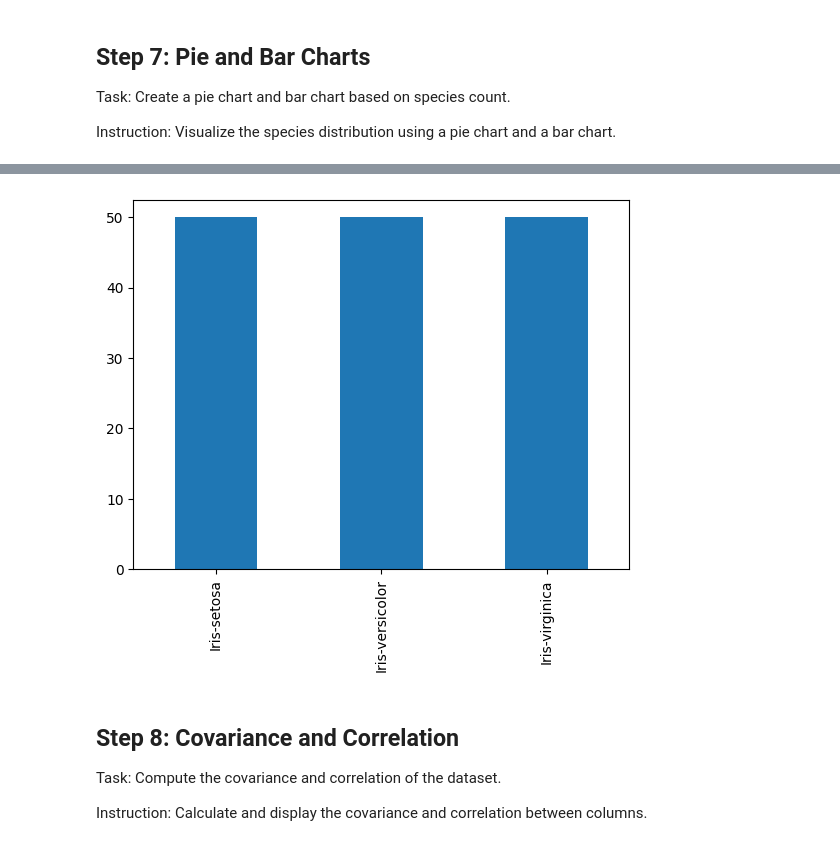
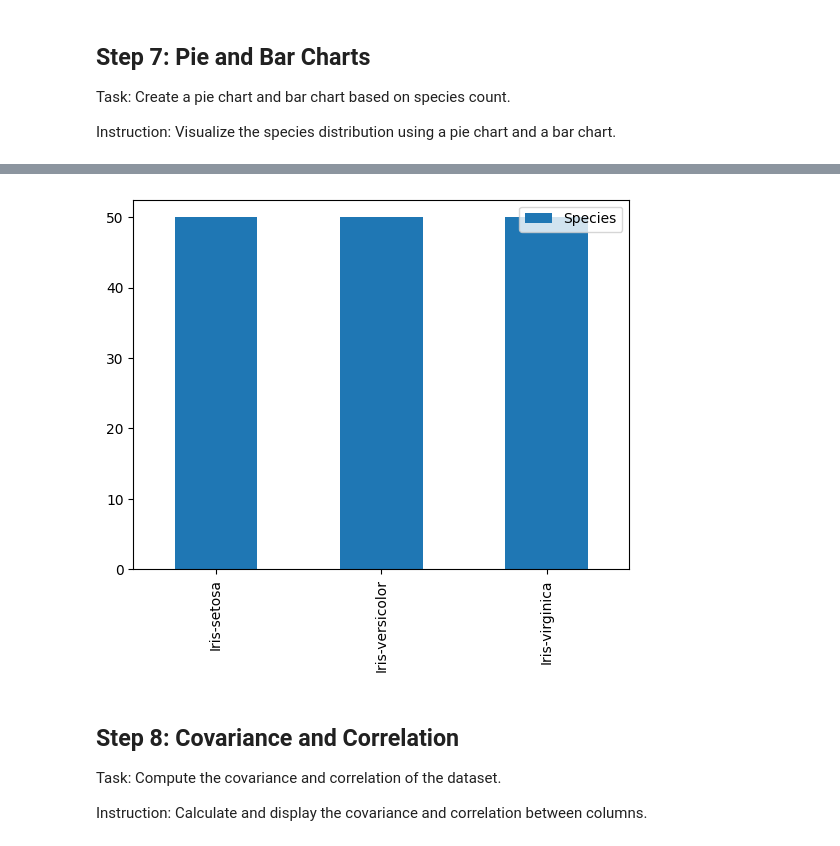
Before and after one commit to taimoorh13/BGP_assignment2, a Jupyter notebook: dask_exercise_EDA_students.ipynb, the cells around one changed output, grey strips where cells are left out. Cells and saved outputs as stored; diff of their text form; code cells hidden in the pictures.

```diff
--- a/dask_exercise_EDA_students.ipynb
+++ b/dask_exercise_EDA_students.ipynb
@@ -250,8 +259,9 @@ plt.show()
 # %%
 value_counts.plot(kind='bar')
+plt.legend()
 plt.show()
 # %% [output]
-[figure, old version]
+[figure, new version]
 # %% [markdown]
 ## Step 8: Covariance and Correlation
 
```
Also changed, not shown: parts of 4 cells of this notebook.
